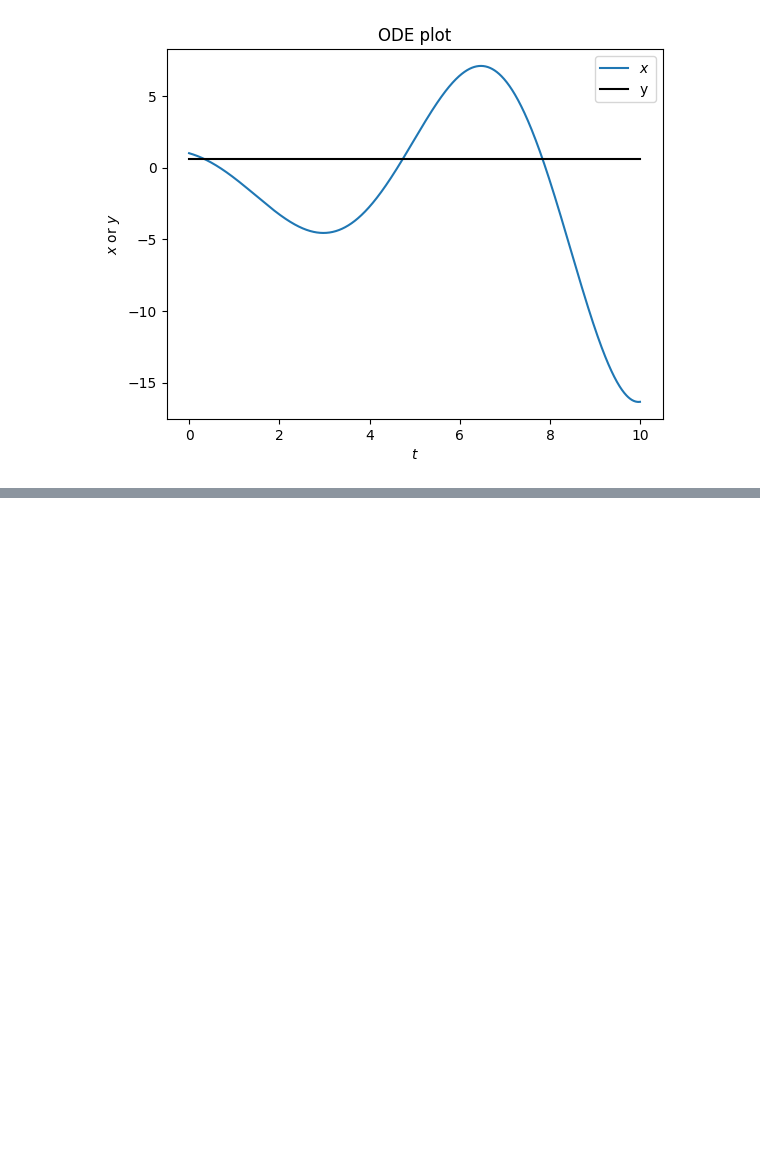
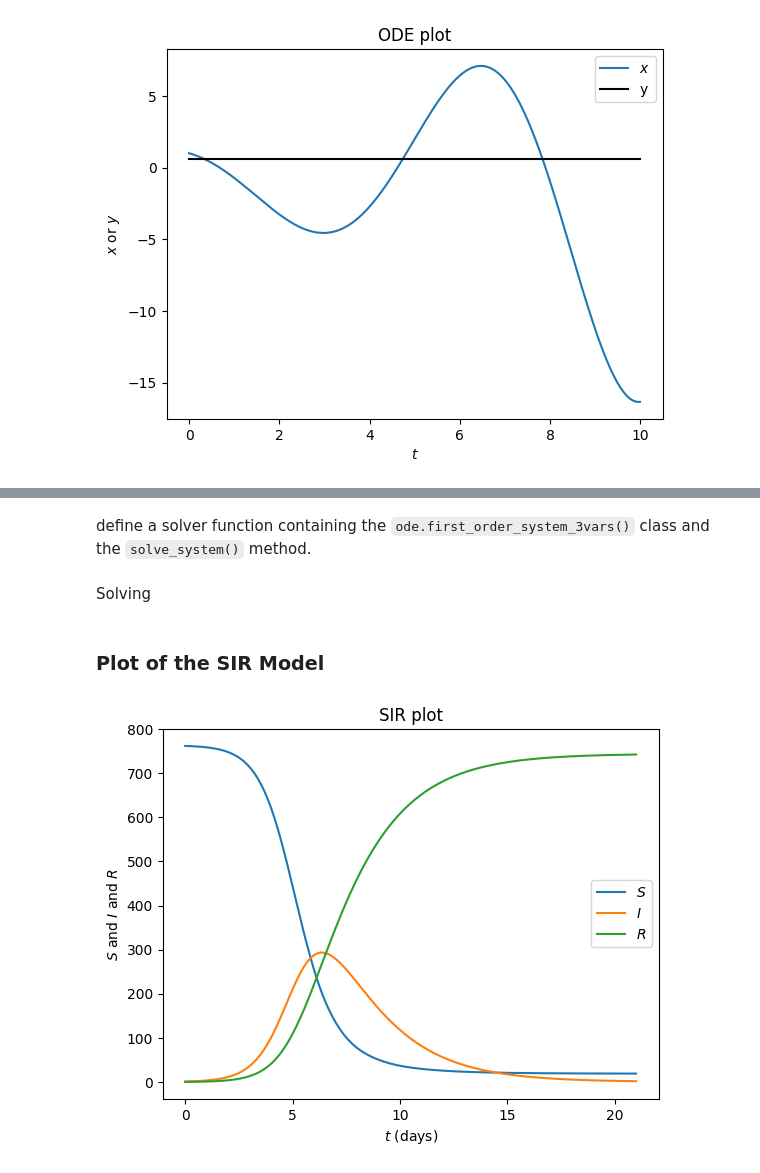
Before and after one commit to Louis-Finegan/Second-Order-ODE, a Jupyter notebook: first_order_system.ipynb, the cells around one changed output, grey strips where cells are left out. Drawn from its saved outputs; the diff is of its cells as text; code cells hidden in the pictures; blank space fills up the shorter version.

```diff
--- a/first_order_system.ipynb
+++ b/first_order_system.ipynb
@@ -116,0 +170,18 @@ plt.show()
+# %%
+# SIR Model
+beta_sir = 0.00218
+gamma_sir = 0.44
+N = 763
+
+def F(S, I, R):
+    global beta_sir
+    return -beta_sir*I*S
+
+def G(S, I, R):
+    global beta_sir
+    global gamma_sir
+    return beta_sir*S*I - gamma_sir*I
+
+def H(S, I, R):
+    global gamma_sir
+    return gamma_sir*I
@@ -116,0 +190,30 @@ plt.show()
+# %%
+# Initial Conditions
+y0_sir = [762, 1, 0]
+# %% [markdown]
+define a solver function containing the `ode.first_order_system_3vars()` class and the `solve_system()` method.
+# %%
+def solver_3var(F, G, H, y0):
+    # Use the parameters to create an instance of the ode.second_order_system() class
+    model = ode.First_order_systems_3vars(F, G, H, y0, [0, 21])
+
+    # Solve the equation
+    return model.solve_system(), np.arange(model.t_int[0], model.t_int[1], model.dt)
+# %% [markdown]
+Solving
+# %%
+(S, I, R), t = solver_3var(lambda S, I, R: F(S, I, R), lambda S, I, R: G(S, I, R), lambda S, I, R: H(S, I, R), y0_sir)
+# %% [markdown]
+### Plot of the SIR Model
+# %%
+plt.figure(3)
+plt.plot(t, S)
+plt.plot(t, I)
+plt.plot(t, R)
+plt.title('SIR plot', loc='center')
+plt.xlabel('$t$ (days)')
+plt.ylabel('$S$ and $I$ and $R$')
+plt.legend(['$S$', '$I$', '$R$'])
+plt.show()
+# %% [output]
+[figure, added]
```
Also changed, not shown: parts of 16 cells of this notebook, 3 other files.
